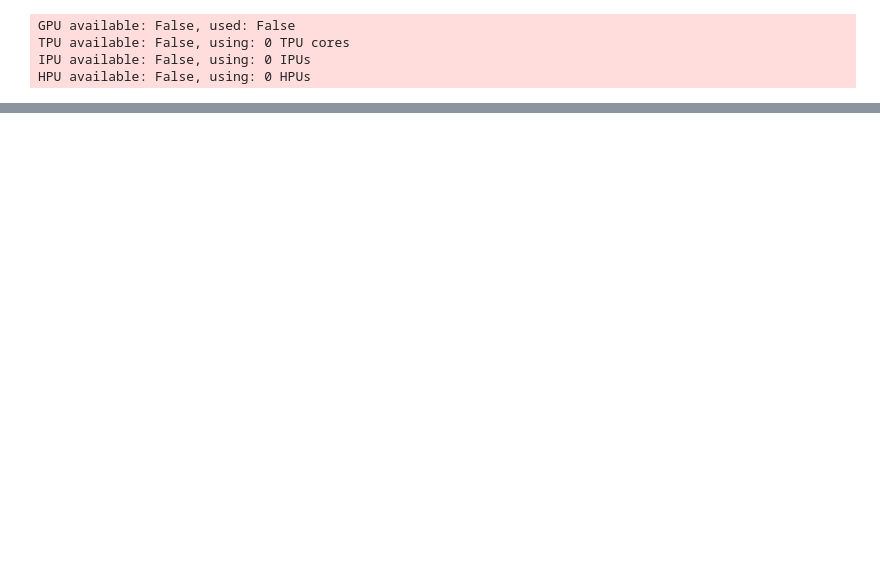
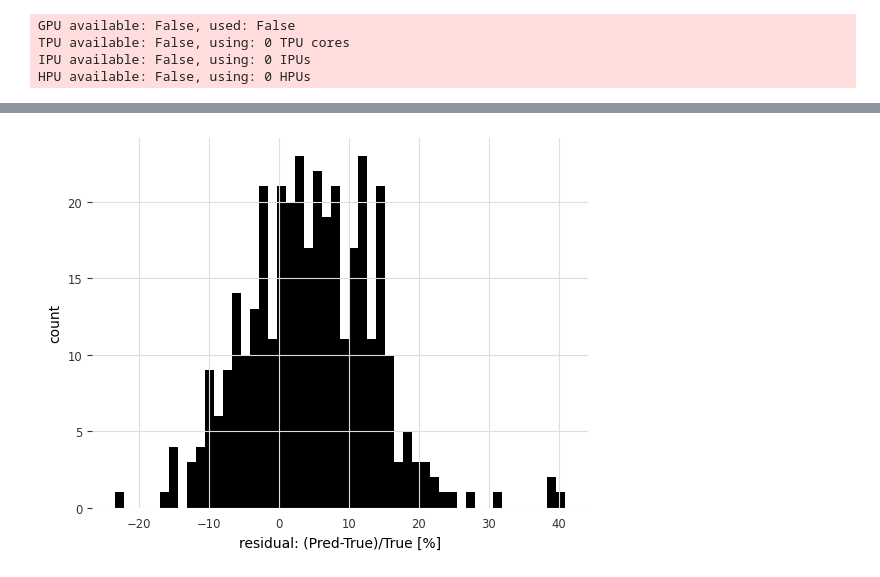
Before and after one commit to sbuse/ts_forecasting, a Jupyter notebook: Mittelfristprognose/DL/dlinear darts.ipynb, the cells around one changed output, grey strips where cells are left out. Drawn from its saved outputs; the diff is of its cells as text; code cells hidden in the pictures; blank space fills up the shorter version.

```diff
--- a/Mittelfristprognose/DL/dlinear darts.ipynb
+++ b/Mittelfristprognose/DL/dlinear darts.ipynb
@@ -199,3 +197,12 @@ plt.show()
+# %%
+#histogramm of the residuals
+
+plt.hist((y_pred.values - pdf_test.y.values) / (pdf_test.y.values)*100, bins=50)
+plt.xlabel("residual: (Pred-True)/True [%]")
+plt.ylabel("count")
+plt.show()
+# %% [output]
+[figure, added]
 # %%
 rmseValue = mean_squared_error(pdf_test.y.values, y_pred.values, squared=False)
 rmseValue
```
Also changed, not shown: parts of 8 cells of this notebook, 1 other file.
